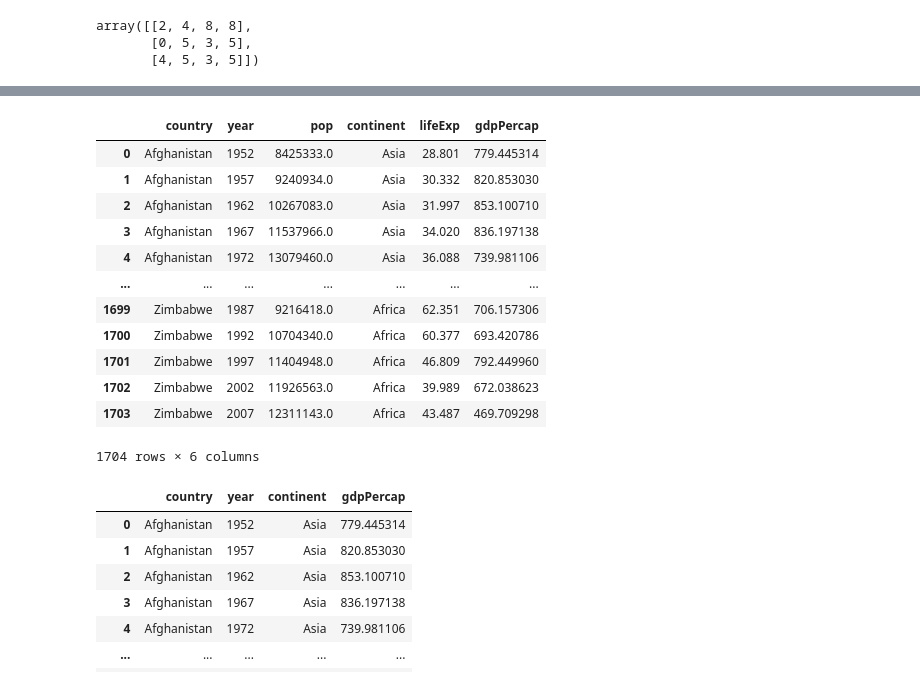
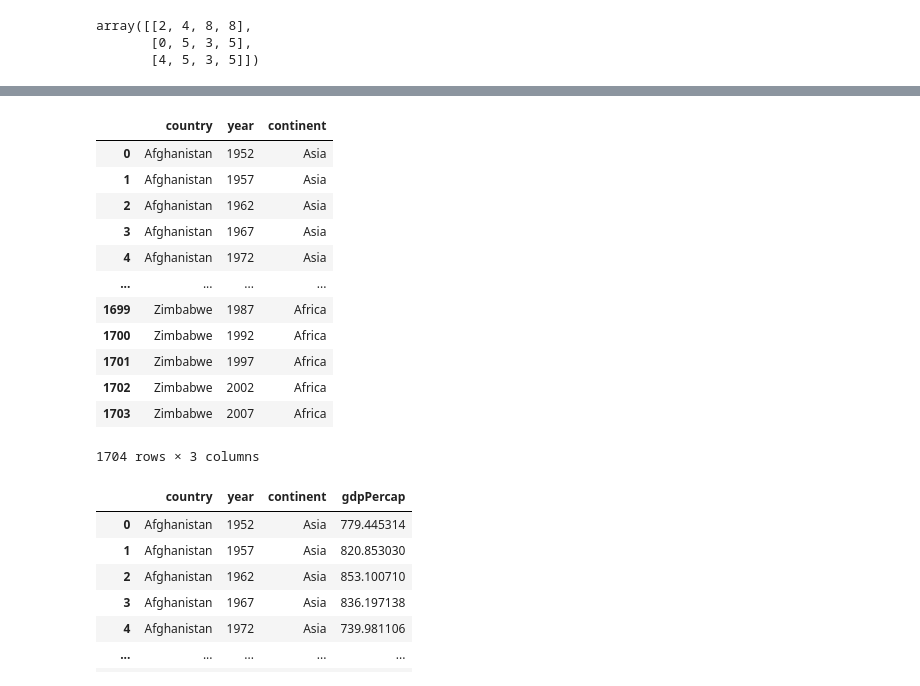
Before and after one commit to Werick/Google_colab, a Jupyter notebook: Copy_of_Pandas_Basics_09_09.ipynb, the cells around one changed output, grey strips where cells are left out. Drawn from its saved outputs; the diff is of its cells as text; code cells hidden in the pictures.

```diff
--- a/Copy_of_Pandas_Basics_09_09.ipynb
+++ b/Copy_of_Pandas_Basics_09_09.ipynb
@@ -287,24 +319,25 @@ df
 # %%
 # Challenge 7
 # Choose the country, year and continent columns from a DataFrame in challenge 6
 df = pd.read_csv(df_url)
 df
 #
-#df = pd.DataFrame( df_url, columns = ["country","year","continent"])
+df = pd.DataFrame(df, columns = ["country","year","continent"])
+df
 # %% [output]
-|  | country | year | pop | continent | lifeExp | gdpPercap |
-| 0 | Afghanistan | 1952 | 8425333.0 | Asia | 28.801 | 779.445314 |
-| 1 | Afghanistan | 1957 | 9240934.0 | Asia | 30.332 | 820.853030 |
-| 2 | Afghanistan | 1962 | 10267083.0 | Asia | 31.997 | 853.100710 |
-| 3 | Afghanistan | 1967 | 11537966.0 | Asia | 34.020 | 836.197138 |
-| 4 | Afghanistan | 1972 | 13079460.0 | Asia | 36.088 | 739.981106 |
-| ... | ... | ... | ... | ... | ... | ... |
-| 1699 | Zimbabwe | 1987 | 9216418.0 | Africa | 62.351 | 706.157306 |
-| 1700 | Zimbabwe | 1992 | 10704340.0 | Africa | 60.377 | 693.420786 |
-| 1701 | Zimbabwe | 1997 | 11404948.0 | Africa | 46.809 | 792.449960 |
-| 1702 | Zimbabwe | 2002 | 11926563.0 | Africa | 39.989 | 672.038623 |
-| 1703 | Zimbabwe | 2007 | 12311143.0 | Africa | 43.487 | 469.709298 |
+|  | country | year | continent |
+| 0 | Afghanistan | 1952 | Asia |
+| 1 | Afghanistan | 1957 | Asia |
+| 2 | Afghanistan | 1962 | Asia |
+| 3 | Afghanistan | 1967 | Asia |
+| 4 | Afghanistan | 1972 | Asia |
+| ... | ... | ... | ... |
+| 1699 | Zimbabwe | 1987 | Africa |
+| 1700 | Zimbabwe | 1992 | Africa |
+| 1701 | Zimbabwe | 1997 | Africa |
+| 1702 | Zimbabwe | 2002 | Africa |
+| 1703 | Zimbabwe | 2007 | Africa |
-1704 rows × 6 columns
+1704 rows × 3 columns
 # %%
 # Challenge 8
 # Drop the population and life_exp columns from the DataFrame in challenge 6
```
Also changed, not shown: parts of 11 cells of this notebook.
